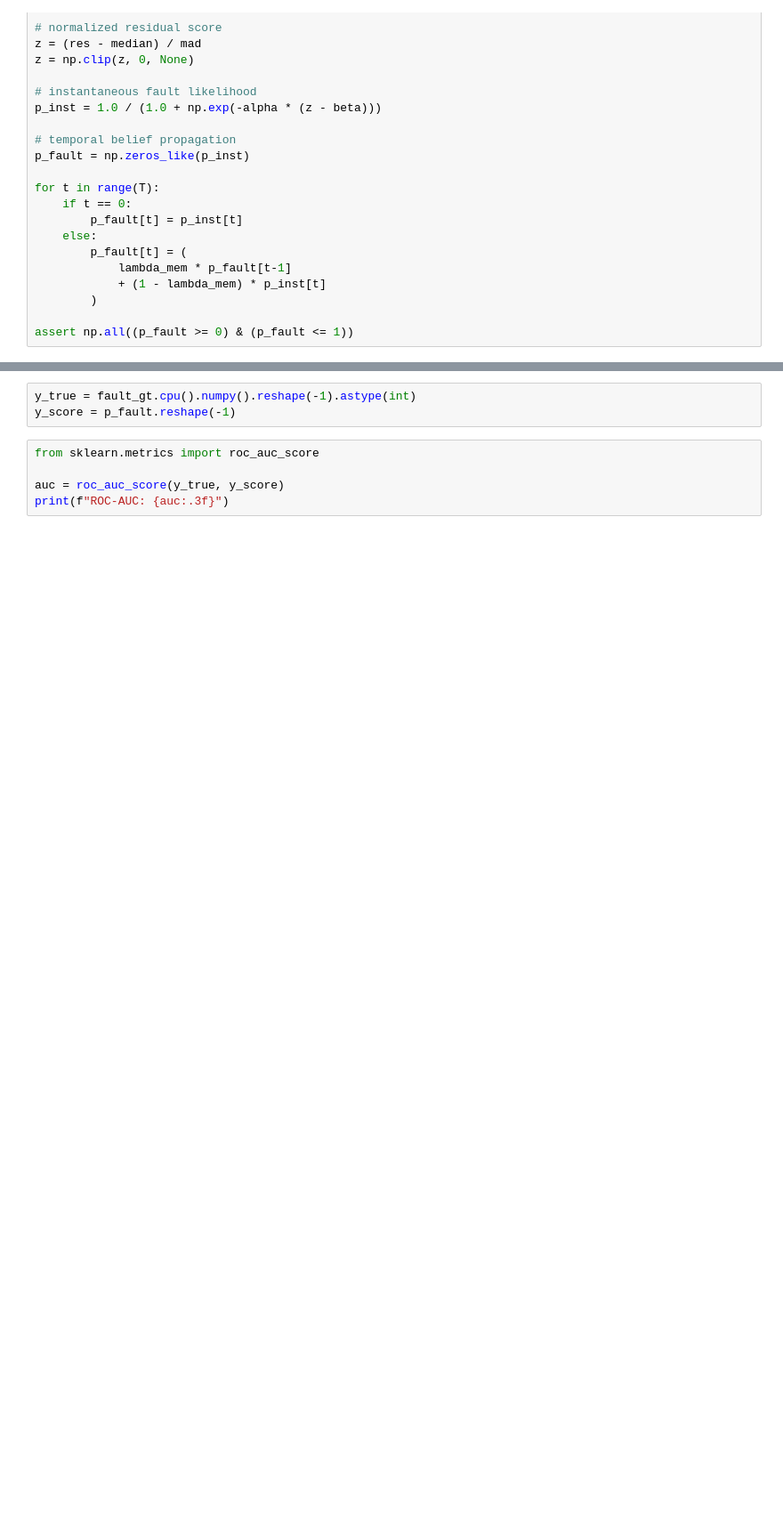
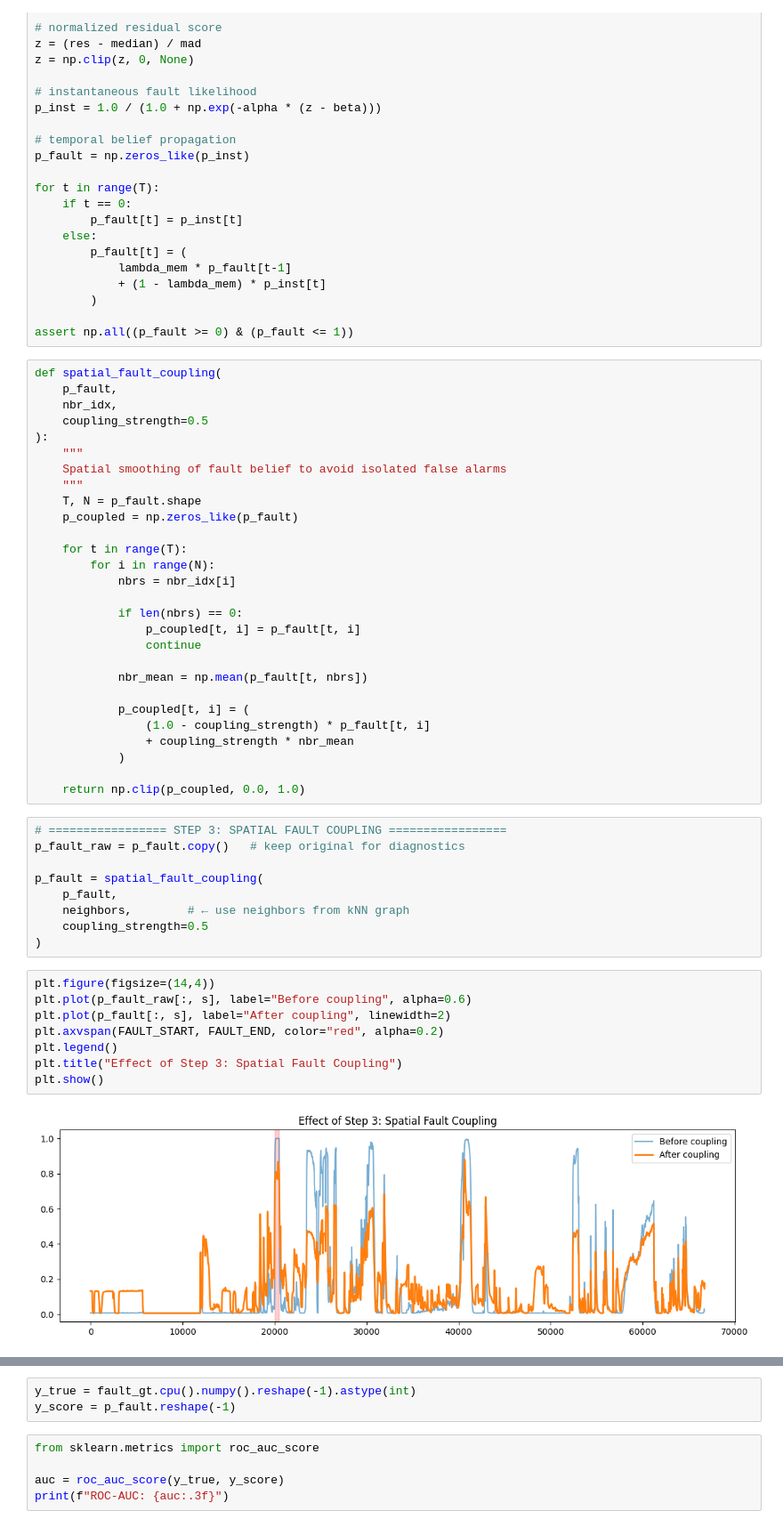
Before and after one commit to prateek-g-bit/Fault-Tolerance-System, a Jupyter notebook: fault-tolerant-system-v1.ipynb, the cells around one changed output, grey strips where cells are left out. Shown at 89% size. Saved outputs shown, nothing was run; the diff lists cells and outputs as text; blank space fills up the shorter version.

Commit message:
Kaggle Notebook | fault_tolerant_system_v1 | Version 18

```diff
--- a/fault-tolerant-system-v1.ipynb
+++ b/fault-tolerant-system-v1.ipynb
@@ -344,6 +379,53 @@ for t in range(T):
         )
 
 assert np.all((p_fault >= 0) & (p_fault <= 1))
+# %%
+def spatial_fault_coupling(
+    p_fault,
+    nbr_idx,
+    coupling_strength=0.5
+):
+    """
+    Spatial smoothing of fault belief to avoid isolated false alarms
+    """
+    T, N = p_fault.shape
+    p_coupled = np.zeros_like(p_fault)
+
+    for t in range(T):
+        for i in range(N):
+            nbrs = nbr_idx[i]
+
+            if len(nbrs) == 0:
+                p_coupled[t, i] = p_fault[t, i]
+                continue
+
+            nbr_mean = np.mean(p_fault[t, nbrs])
+
+            p_coupled[t, i] = (
+                (1.0 - coupling_strength) * p_fault[t, i]
+                + coupling_strength * nbr_mean
+            )
+
+    return np.clip(p_coupled, 0.0, 1.0)
+# %%
+# ================= STEP 3: SPATIAL FAULT COUPLING =================
+p_fault_raw = p_fault.copy()   # keep original for diagnostics
+
+p_fault = spatial_fault_coupling(
+    p_fault,
+    neighbors,        # ← use neighbors from kNN graph
+    coupling_strength=0.5
+)
+# %%
+plt.figure(figsize=(14,4))
+plt.plot(p_fault_raw[:, s], label="Before coupling", alpha=0.6)
+plt.plot(p_fault[:, s], label="After coupling", linewidth=2)
+plt.axvspan(FAULT_START, FAULT_END, color="red", alpha=0.2)
+plt.legend()
+plt.title("Effect of Step 3: Spatial Fault Coupling")
+plt.show()
+# %% [output]
+[figure, added]
 # %%
 plt.figure(figsize=(14,5))
 plt.imshow(p_fault.T, aspect="auto", cmap="inferno")
```
Also changed, not shown: parts of 49 cells of this notebook.
